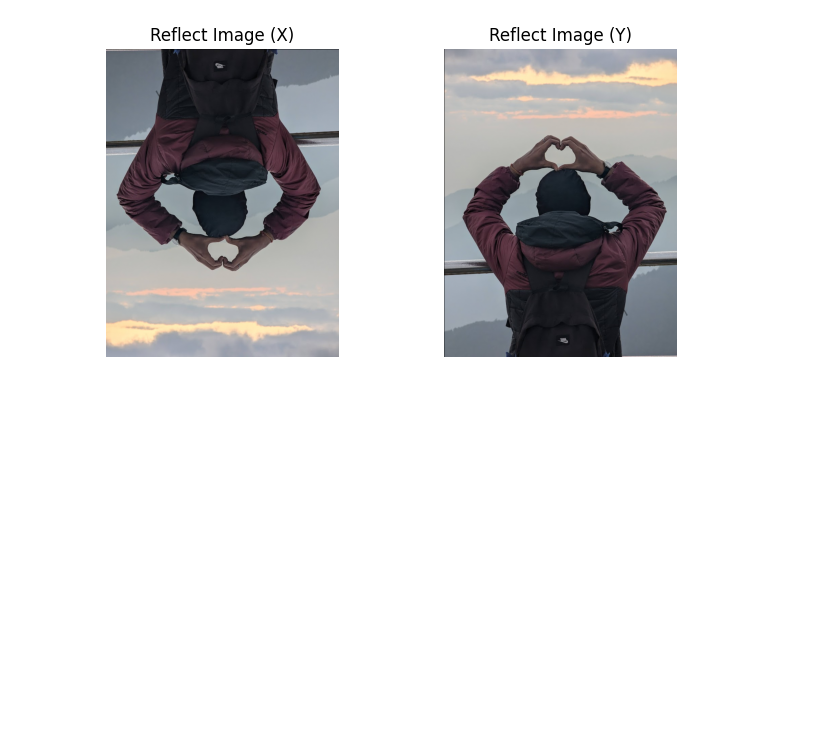
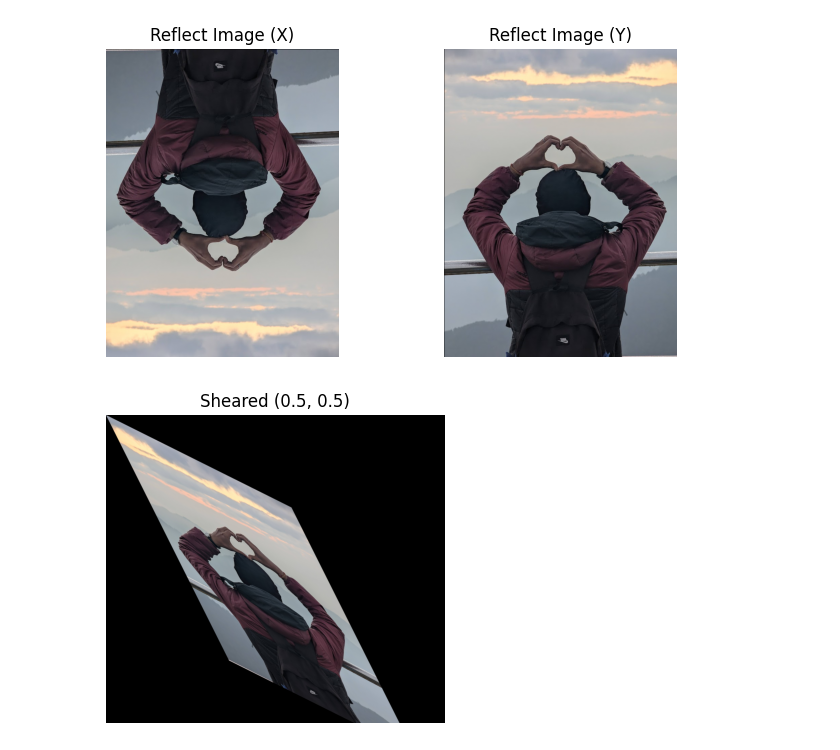
Before and after one commit to Abhijeet-KC/Image_Processing, a Jupyter notebook: Augmentation, Morphology and Restoration/Code.ipynb, the cells around one changed output. Cells and saved outputs as stored; diff of their text form; code cells hidden in the pictures; blank space fills up the shorter version.

Commit message:
Shearing, Scaling and Resizing

```diff
--- a/Augmentation, Morphology and Restoration/Code.ipynb
+++ b/Augmentation, Morphology and Restoration/Code.ipynb
@@ -129,3 +128,57 @@ plt.axis('off')
 plt.show()
 # %% [output]
 [figure]
+# %%
+# shearing
+def shearing_image (cx, cy, Shx = 0.0, Shy = 0.0):
+
+    shear = np.array([[1, Shx, 0],
+                      [Shy, 1, 0],
+                      [0, 0, 1]])
+
+    return shear
+# %%
+# Get center
+cy, cx = image.shape[0] / 2, image.shape[1] / 2
+
+# Get shearing matrix
+M = shearing_image(cx, cy, Shx=0.5, Shy=0.5)
+
+# Check and fix singular matrix
+if np.linalg.det(M) == 0:
+    print("Warning: Shear matrix is singular, adjusting slightly...")
+    M[0, 1] += 1e-5
+
+# Wrap into AffineTransform
+tf = AffineTransform(matrix=M)
+
+# Compute bounding box for new image size
+from skimage.transform import matrix_transform
+
+h, w = image.shape[:2]
+corners = np.array([
+    [0, 0],
+    [w, 0],
+    [0, h],
+    [w, h]
+])
+transformed_corners = matrix_transform(corners, tf)
+minc = transformed_corners.min(axis=0)
+maxc = transformed_corners.max(axis=0)
+
+# Compute output shape and offset
+output_shape = np.ceil(maxc - minc).astype(int)
+offset = AffineTransform(translation=-minc)
+combined = tf + offset  # chain transforms
+
+# Apply warp
+sheared = warp(image, inverse_map=combined.inverse, output_shape=output_shape)
+
+# Plot
+plt.figure(figsize=(8, 4))
+plt.imshow(sheared)
+plt.title('Sheared (0.5, 0.5)')
+plt.axis('off')
+plt.show()
+# %% [output]
+[figure, added]
```
Also changed, not shown: parts of 4 cells of this notebook.
